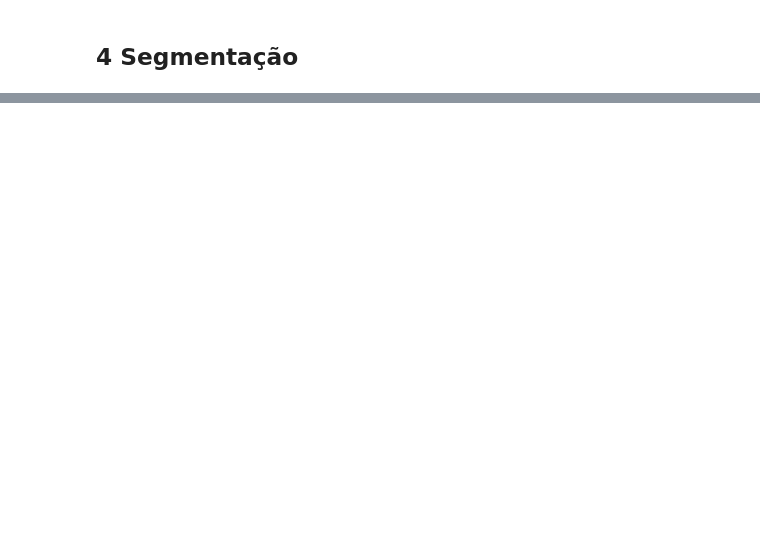
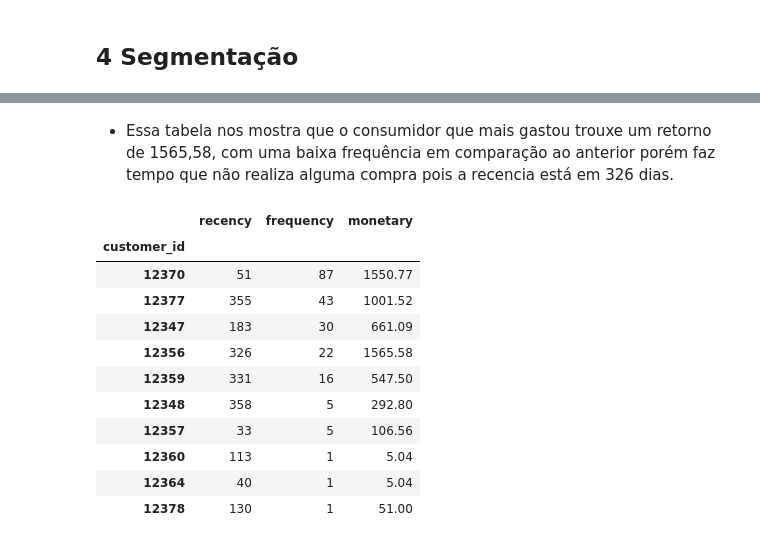
Before and after one commit to renanpan/Segmentando_clientes, a Jupyter notebook: projeto_sprint_13.ipynb, the cells around one changed output, grey strips where cells are left out. Saved outputs shown, nothing was run; the diff lists cells and outputs as text; code cells hidden in the pictures; blank space fills up the shorter version.

```diff
--- a/projeto_sprint_13.ipynb
+++ b/projeto_sprint_13.ipynb
@@ -913,0 +953,21 @@ TypeError: 'list' object is not callable
+# %% [markdown]
+- Essa tabela nos mostra que o consumidor que mais gastou trouxe um retorno de 1565,58, com uma baixa frequência em comparação ao anterior porém faz tempo que não realiza alguma compra pois a recencia está em 326 dias.
+# %%
+# Renomear as colunas para condizer com a análise RFM
+rfm_table.columns = ['recency','frequency','monetary']
+
+# Visualizar o resultado
+display(rfm_table.head(10).sort_values('frequency', ascending=False))
+# %% [output]
+|  | recency | frequency | monetary |
+| customer_id |  |  |  |
+| 12370 | 51 | 87 | 1550.77 |
+| 12377 | 355 | 43 | 1001.52 |
+| 12347 | 183 | 30 | 661.09 |
+| 12356 | 326 | 22 | 1565.58 |
+| 12359 | 331 | 16 | 547.50 |
+| 12348 | 358 | 5 | 292.80 |
+| 12357 | 33 | 5 | 106.56 |
+| 12360 | 113 | 1 | 5.04 |
+| 12364 | 40 | 1 | 5.04 |
+| 12378 | 130 | 1 | 51.00 |
```
Also changed, not shown: parts of 58 cells of this notebook.
